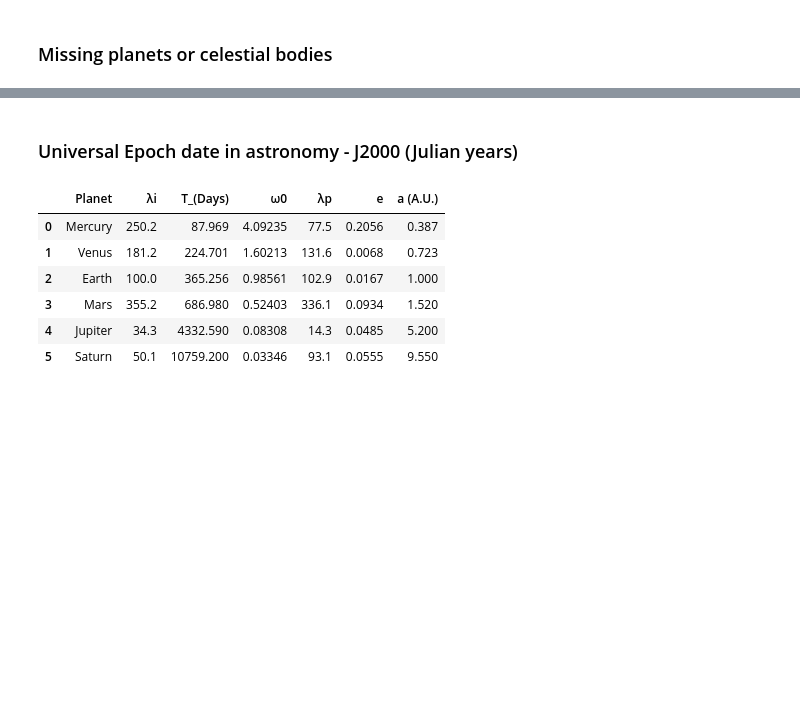
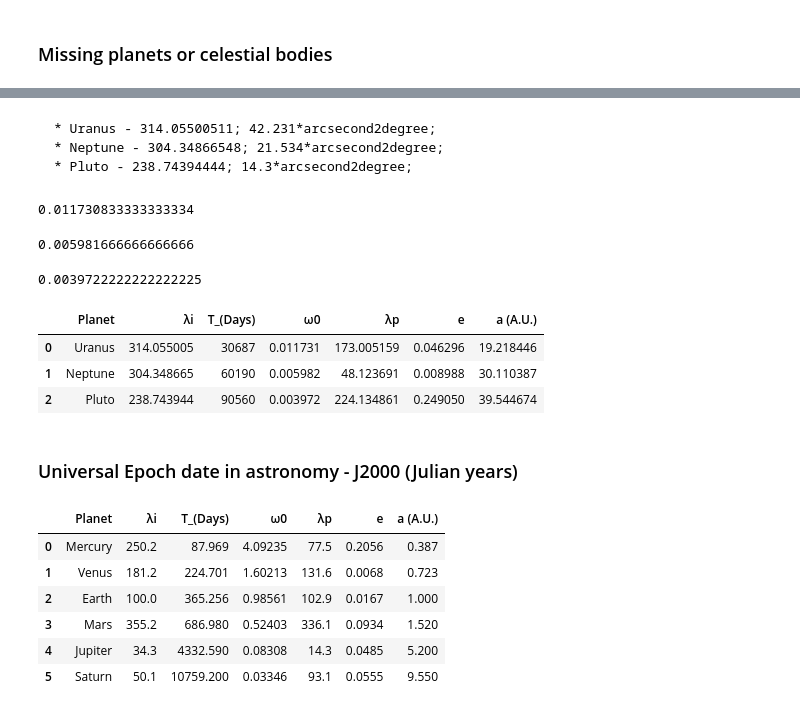
Before and after one commit to flannsmith/mad-mars, a Jupyter notebook: Heliocentric to Geocentric orbit (Mad Mars).ipynb, the cells around one changed output, grey strips where cells are left out. Drawn from its saved outputs; the diff is of its cells as text; code cells hidden in the pictures; blank space fills up the shorter version.

```diff
--- a/Heliocentric to Geocentric orbit (Mad Mars).ipynb
+++ b/Heliocentric to Geocentric orbit (Mad Mars).ipynb
@@ -18,3 +25,29 @@ from datetime import datetime, timedelta, date, time
+# %% [markdown]
+    * Uranus - 314.05500511; 42.231*arcsecond2degree;
+    * Neptune - 304.34866548; 21.534*arcsecond2degree;
+    * Pluto - 238.74394444; 14.3*arcsecond2degree;
+# %%
+42.231/3600
+# %% [output]
+0.011730833333333334
+# %%
+21.534/3600
+# %% [output]
+0.005981666666666666
+# %%
+14.3/3600
+# %% [output]
+0.0039722222222222225
+# %%
+m_df = {'Planet':['Uranus',"Neptune","Pluto"],'λi':[314.05500511,304.34866548,238.74394444],'T_(Days)':[30687,60190,90560],'ω0':[0.011730833333333334,0.005981666666666666,0.0039722222222222225],'λp':[173.00515922,48.1236905,224.13486111],'e':[0.046295898,0.008988095,0.249050],'a (A.U.)':[19.218446061,30.11038687,39.544674]}
+# %%
+m_df = pd.DataFrame(data=m_df)
+m_df
+# %% [output]
+|  | Planet | λi | T_(Days) | ω0 | λp | e | a (A.U.) |
+| 0 | Uranus | 314.055005 | 30687 | 0.011731 | 173.005159 | 0.046296 | 19.218446 |
+| 1 | Neptune | 304.348665 | 60190 | 0.005982 | 48.123691 | 0.008988 | 30.110387 |
+| 2 | Pluto | 238.743944 | 90560 | 0.003972 | 224.134861 | 0.249050 | 39.544674 |
 # %% [markdown]
 ### Universal Epoch date in astronomy - J2000 (Julian years)
 # %%
```
Also changed, not shown: parts of 31 cells of this notebook, 1 other file.
